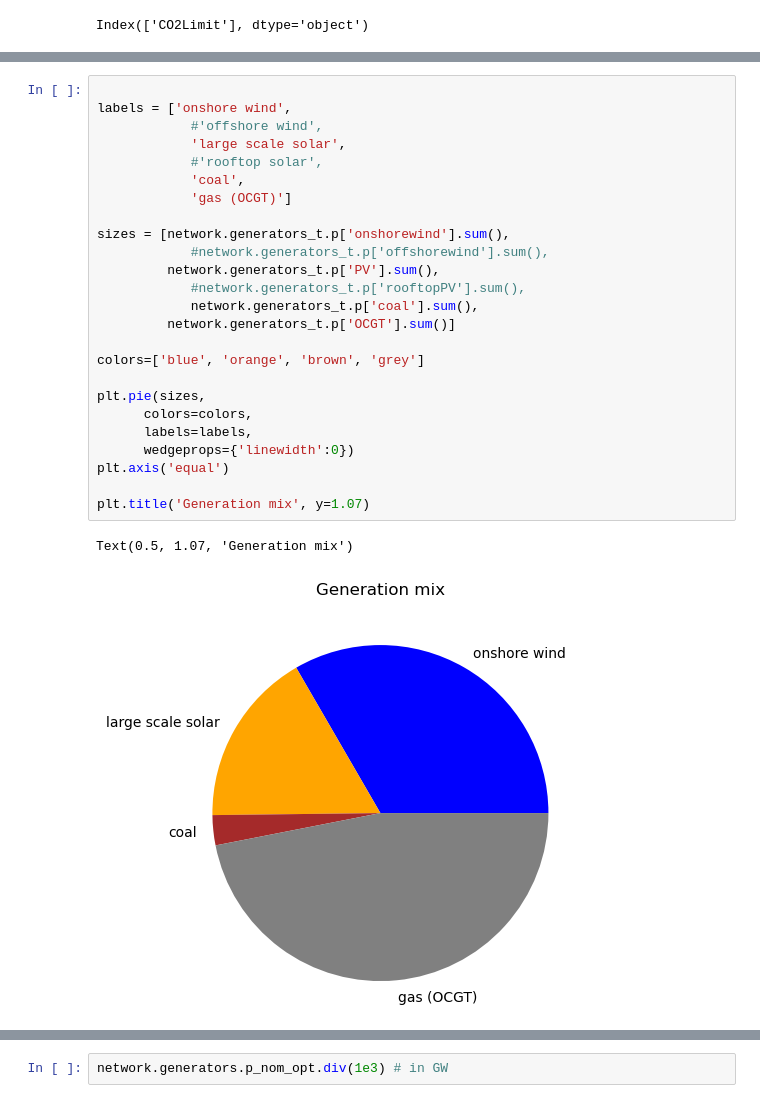
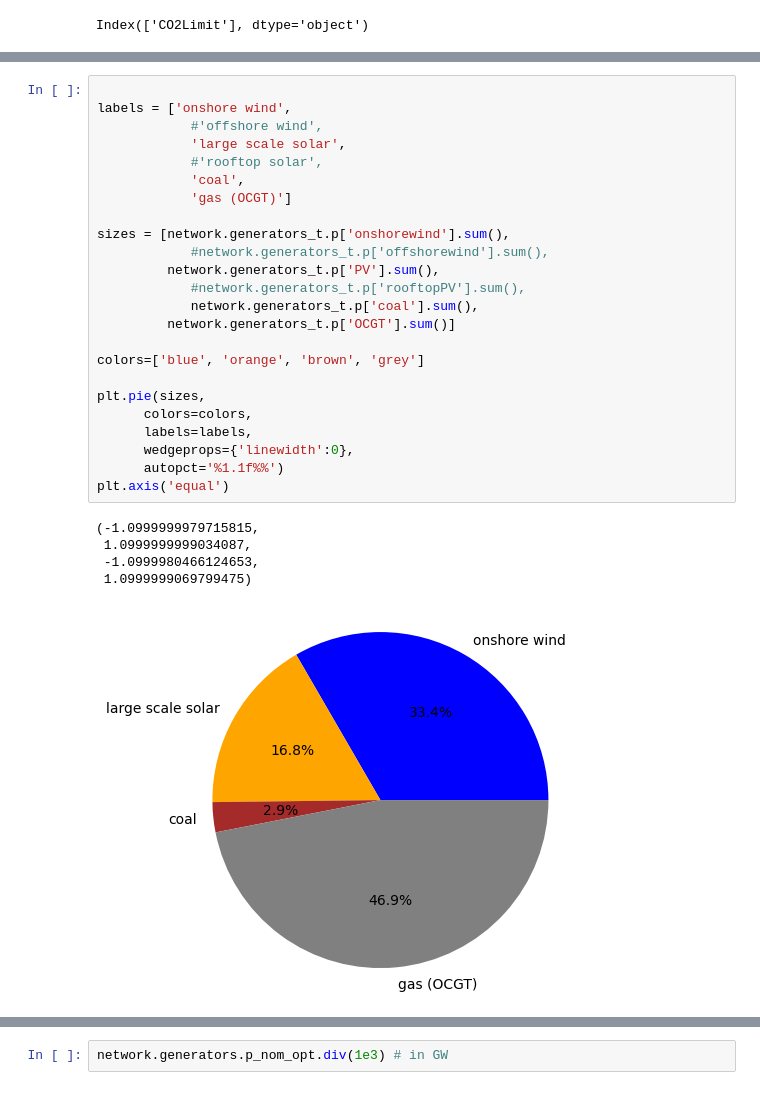
Before and after one commit to alex-catruc/IntegratedEG, a Jupyter notebook: AssignmentA-E.ipynb, the cells around one changed output, grey strips where cells are left out. Drawn from its saved outputs; the diff is of its cells as text.

```diff
--- a/AssignmentA-E.ipynb
+++ b/AssignmentA-E.ipynb
@@ -383,29 +416,31 @@ obj: 113887 rows, 52566 columns, 219290 nonzeros
 # %%
 
 labels = ['onshore wind',
             #'offshore wind',
             'large scale solar',
             #'rooftop solar',
             'coal',
             'gas (OCGT)']
 
 sizes = [network.generators_t.p['onshorewind'].sum(),
             #network.generators_t.p['offshorewind'].sum(),
          network.generators_t.p['PV'].sum(),
             #network.generators_t.p['rooftopPV'].sum(),
             network.generators_t.p['coal'].sum(),
          network.generators_t.p['OCGT'].sum()]
 
 colors=['blue', 'orange', 'brown', 'grey']
 
 plt.pie(sizes,
       colors=colors,
       labels=labels,
-      wedgeprops={'linewidth':0})
+      wedgeprops={'linewidth':0},
+      autopct='%1.1f%%')
 plt.axis('equal')
-
-plt.title('Generation mix', y=1.07)
 # %% [output]
-Text(0.5, 1.07, 'Generation mix')
+(-1.0999999979715815,
+ 1.0999999999034087,
+ -1.0999980466124653,
+ 1.0999999069799475)
-[figure, old version]
+[figure, new version]
 # %%
```
Also changed, not shown: parts of 23 cells of this notebook.
